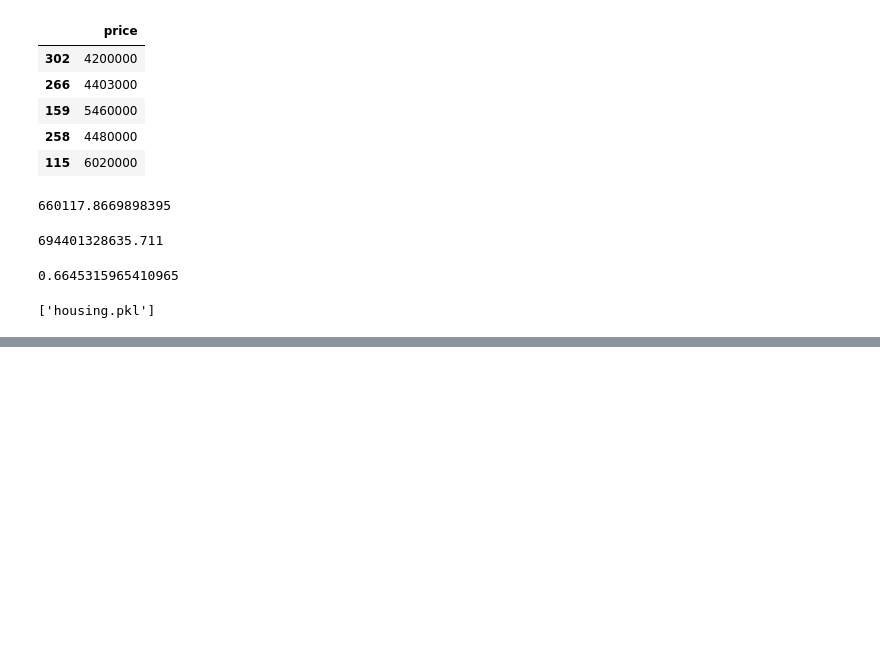
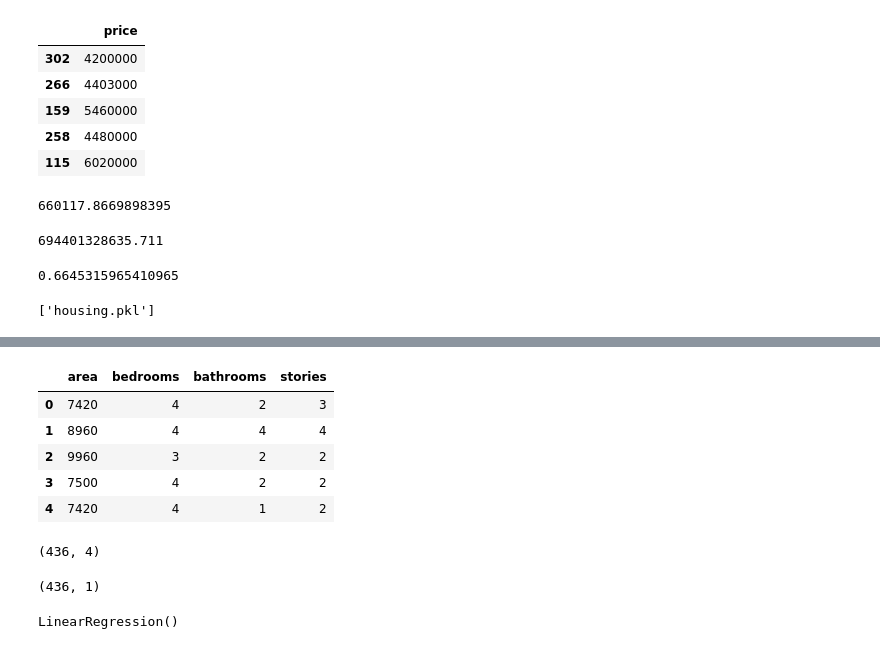
Before and after one commit to avarshvir/Coder_Roots_AI_ML_Intership, a Jupyter notebook: projects/house_price_prediction/house_price_prediction.ipynb, the cells around one changed output, grey strips where cells are left out. Cells and saved outputs as stored; diff of their text form; code cells hidden in the pictures; blank space fills up the shorter version.

```diff
--- a/projects/house_price_prediction/Untitled.ipynb
+++ b/projects/house_price_prediction/house_price_prediction.ipynb
@@ -176,0 +204,11 @@ joblib.dump(model, 'housing.pkl')
+# %%
+X = data.iloc[:,1:]
+# %%
+X.head()
+# %% [output]
+|  | area | bedrooms | bathrooms | stories |
+| 0 | 7420 | 4 | 2 | 3 |
+| 1 | 8960 | 4 | 4 | 4 |
+| 2 | 9960 | 3 | 2 | 2 |
+| 3 | 7500 | 4 | 2 | 2 |
+| 4 | 7420 | 4 | 1 | 2 |
@@ -176,0 +217,12 @@ joblib.dump(model, 'housing.pkl')
+# %%
+X1_train.shape
+# %% [output]
+(436, 4)
+# %%
+y1_train.shape
+# %% [output]
+(436, 1)
+# %%
+model.fit(X1_train, y1_train)
+# %% [output]
+LinearRegression()
```
Also changed, not shown: parts of 15 cells of this notebook, 2 other files.
